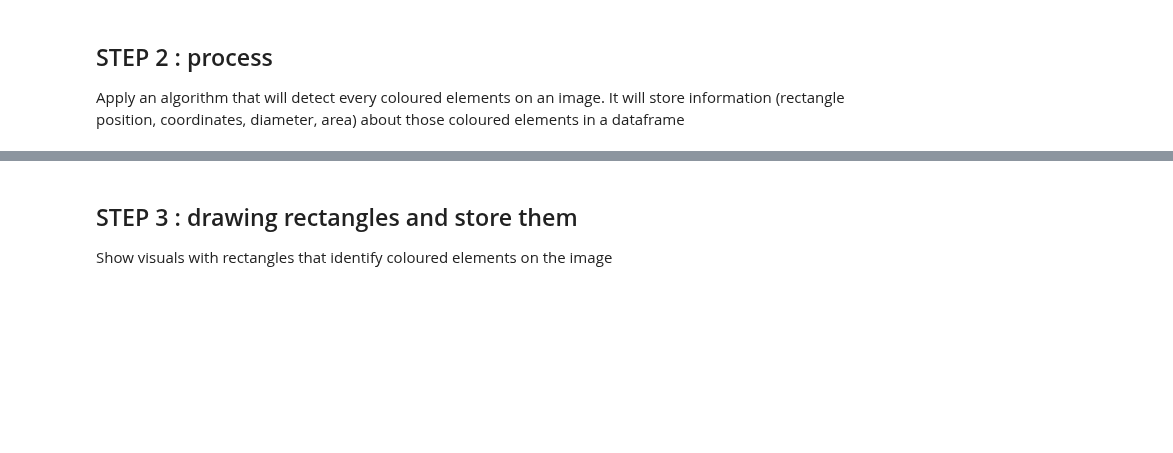
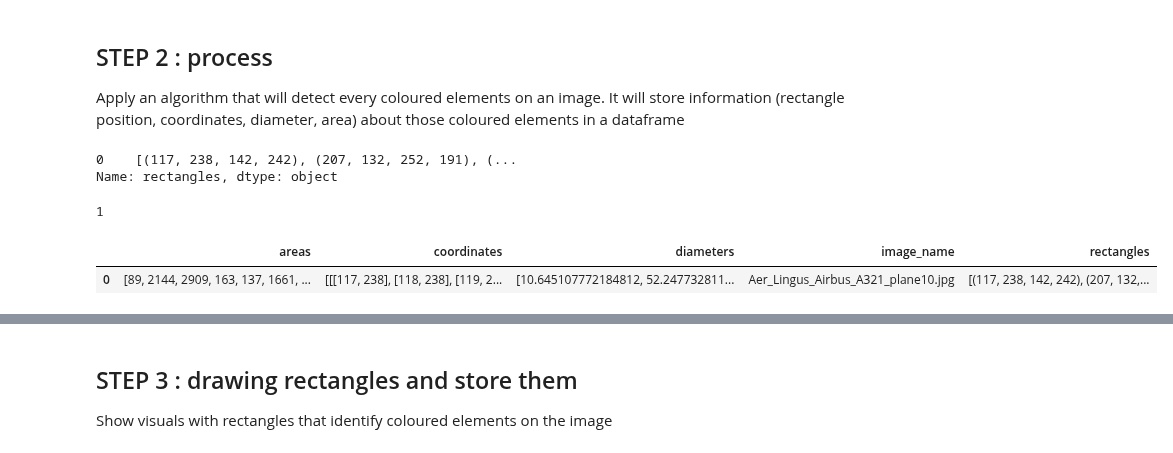
Before and after one commit to vincentnam/ProjetInterpromo2020G8, a Jupyter notebook: Chloe_Gaussail_notebook.ipynb, the cells around one changed output, grey strips where cells are left out. Cells and saved outputs as stored; diff of their text form; code cells hidden in the pictures; blank space fills up the shorter version.

```diff
--- a/Chloe_Gaussail_notebook.ipynb
+++ b/Chloe_Gaussail_notebook.ipynb
@@ -937,13 +938,13 @@ def image_process_label(image):
     label_image = label(cleared)
     return label_image
 
-def label_results(images_path_list, min_rectangle_area = 80):
+def label_results(images_dict, min_rectangle_area = 80):
     # the result will be store in this list
     image_detection_result = []
 
-    for image_path in images_path_list:
+    for name_image in images_dict.keys():
         # get the image
-        image = plt.imread(image_path)
+        image = images_dict[name_image]
 
         # get the different area
         label_image = image_process_label(image)
@@ -951,7 +952,7 @@ def label_results(images_path_list, min_rectangle_area = 80):
 
         # prepare the image info
         image_detection_result.append({
-            'image_name': image_path.split('/')[-1],
+            'image_name': name_image,
             "areas": [],
             "rectangles": [],
             "diameters": [],
@@ -974,6 +975,22 @@ def label_results(images_path_list, min_rectangle_area = 80):
 
 # Get the path + image_name info
 images_path_list = [pre_processed_path + img for img in os.listdir(pre_processed_path)]
-df = label_results(images_path_list)
+df = label_results(dict_im_pre_process)
 
 df.to_csv(dataframe_path + 'dataframe.csv', sep=',', index=False)
+# %%
+df['rectangles']
+# %% [output]
+0    [(117, 238, 142, 242), (207, 132, 252, 191), (...
+Name: rectangles, dtype: object
+# %%
+print(len(df))
+# %% [output]
+1
+# %%
+df['rectangle'] = [[1, 0, 1]]
+del df['rectangle']
+df.head()
+# %% [output]
+|  | areas | coordinates | diameters | image_name | rectangles |
+| 0 | [89, 2144, 2909, 163, 137, 1661, ... | [[[117, 238], [118, 238], [119, 2... | [10.645107772184812, 52.247732811... | Aer_Lingus_Airbus_A321_plane10.jpg | [(117, 238, 142, 242), (207, 132,... |
```
Also changed, not shown: parts of 7 cells of this notebook.
